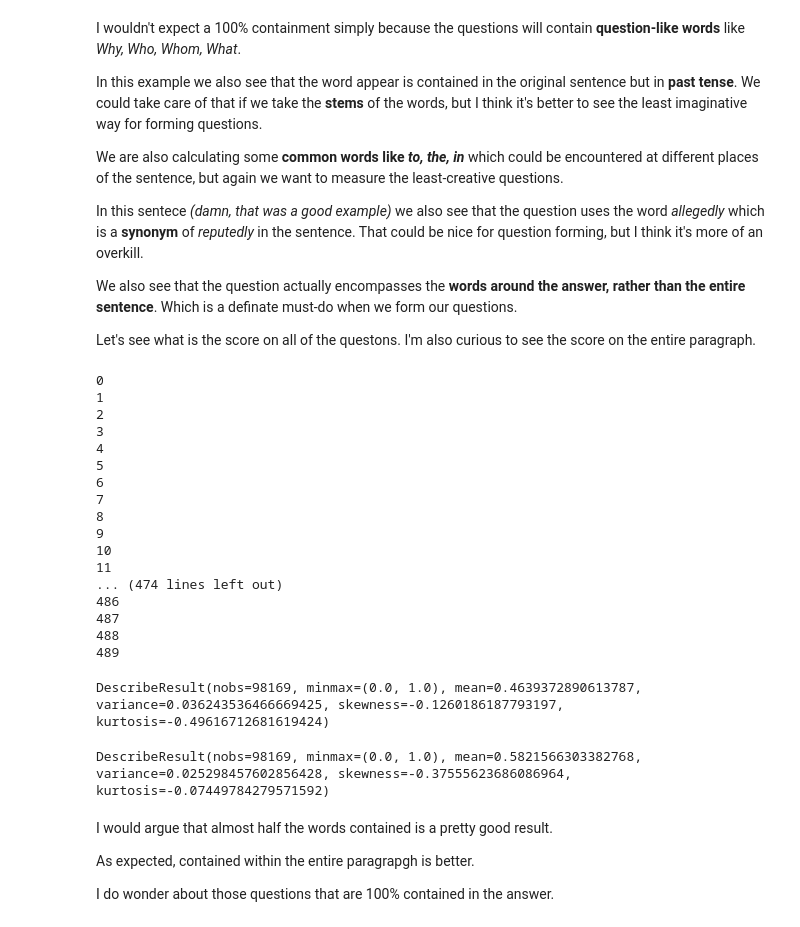
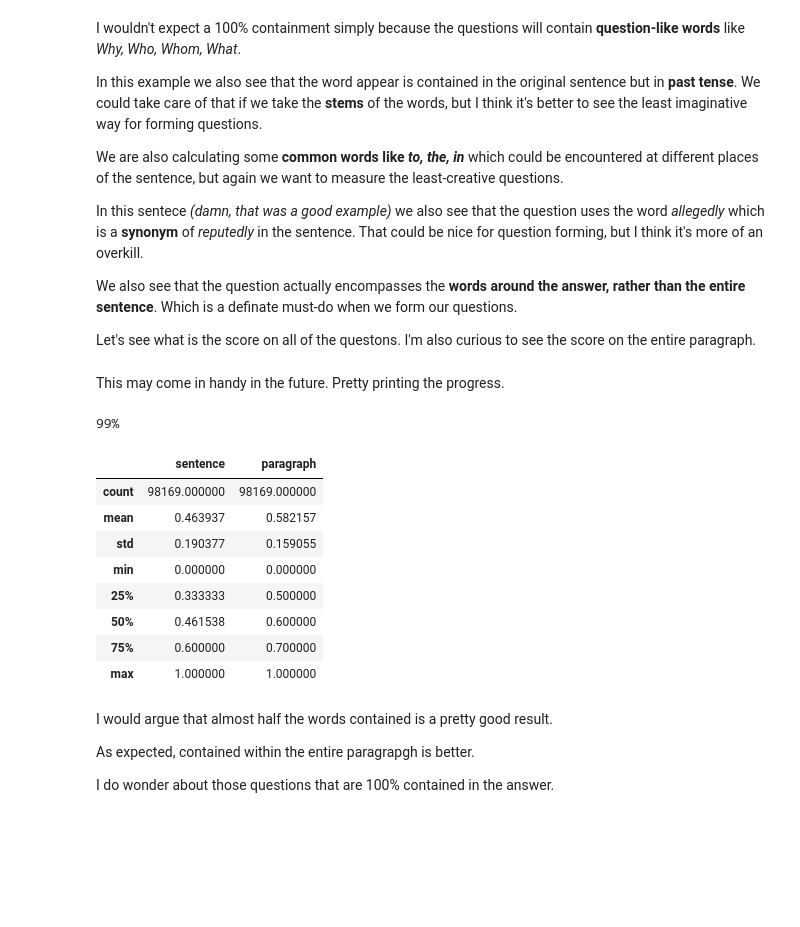
Before and after one commit to KristiyanVachev/Question-Generation, a Jupyter notebook: 01. Data Exploration/SQuADv1.ipynb, the cells around one changed output. Drawn from its saved outputs; the diff is of its cells as text; code cells hidden in the pictures; blank space fills up the shorter version.

```diff
--- a/01. Data Exploration/SQuADv1.ipynb
+++ b/01. Data Exploration/SQuADv1.ipynb
@@ -211,0 +205,2 @@ from IPython.core.debugger import set_trace
+# %% [markdown]
+This may come in handy in the future. Pretty printing the progress.
@@ -213,13 +216,15 @@ from IPython.core.debugger import set_trace
 sentenceScore = []
 paragrapghScore = []
 
+#For each title
+titlesCount = len(df['data'])
+for titleId in range(titlesCount):
+    printPercentage(titleId, titlesCount)
 
-#For each title
-for titleId in range(len(df['data'])):
-    print(titleId)
     #For each paragraph
     for paragraphId in range(len(df['data'][titleId]['paragraphs'])):
         paragrapgh = df['data'][titleId]['paragraphs'][paragraphId]['context']
+
         #For each question
         for questionId in range(len(df['data'][titleId]['paragraphs'][paragraphId]['qas'])):
             question = df['data'][titleId]['paragraphs'][paragraphId]['qas'][questionId]['question']
@@ -229,31 +234,23 @@ for titleId in range(len(df['data'])):
             sentenceScore.append(containedInText(sentence, question))
             paragrapghScore.append(containedInText(paragrapgh, question))
 # %% [output]
-0
-1
-2
-3
-4
-5
-6
-7
-8
-9
-10
-11
-... (474 lines left out)
-486
-487
-488
-489
+99%
-# %%
-stats.describe(sentenceScore)
-# %% [output]
-DescribeResult(nobs=98169, minmax=(0.0, 1.0), mean=0.4639372890613787, variance=0.036243536466669425, skewness=-0.1260186187793197, kurtosis=-0.49616712681619424)
-# %%
-stats.describe(paragrapghScore)
-# %% [output]
-DescribeResult(nobs=98169, minmax=(0.0, 1.0), mean=0.5821566303382768, variance=0.025298457602856428, skewness=-0.37555623686086964, kurtosis=-0.07449784279571592)
+# %%
+sentenceScoreDf = pd.DataFrame(sentenceScore, columns=['sentence'])
+paragrapghScoreDf = pd.DataFrame(paragrapghScore, columns=['paragraph'])
+
+questionContainmentDf = pd.concat([sentenceScoreDf, paragrapghScoreDf], axis=1)
+questionContainmentDf.describe()
+# %% [output]
+|  | sentence | paragraph |
+| count | 98169.000000 | 98169.000000 |
+| mean | 0.463937 | 0.582157 |
+| std | 0.190377 | 0.159055 |
+| min | 0.000000 | 0.000000 |
+| 25% | 0.333333 | 0.500000 |
+| 50% | 0.461538 | 0.600000 |
+| 75% | 0.600000 | 0.700000 |
+| max | 1.000000 | 1.000000 |
 # %% [markdown]
 I would argue that almost half the words contained is a pretty good result.
 
```
Also changed, not shown: parts of 28 cells of this notebook.
